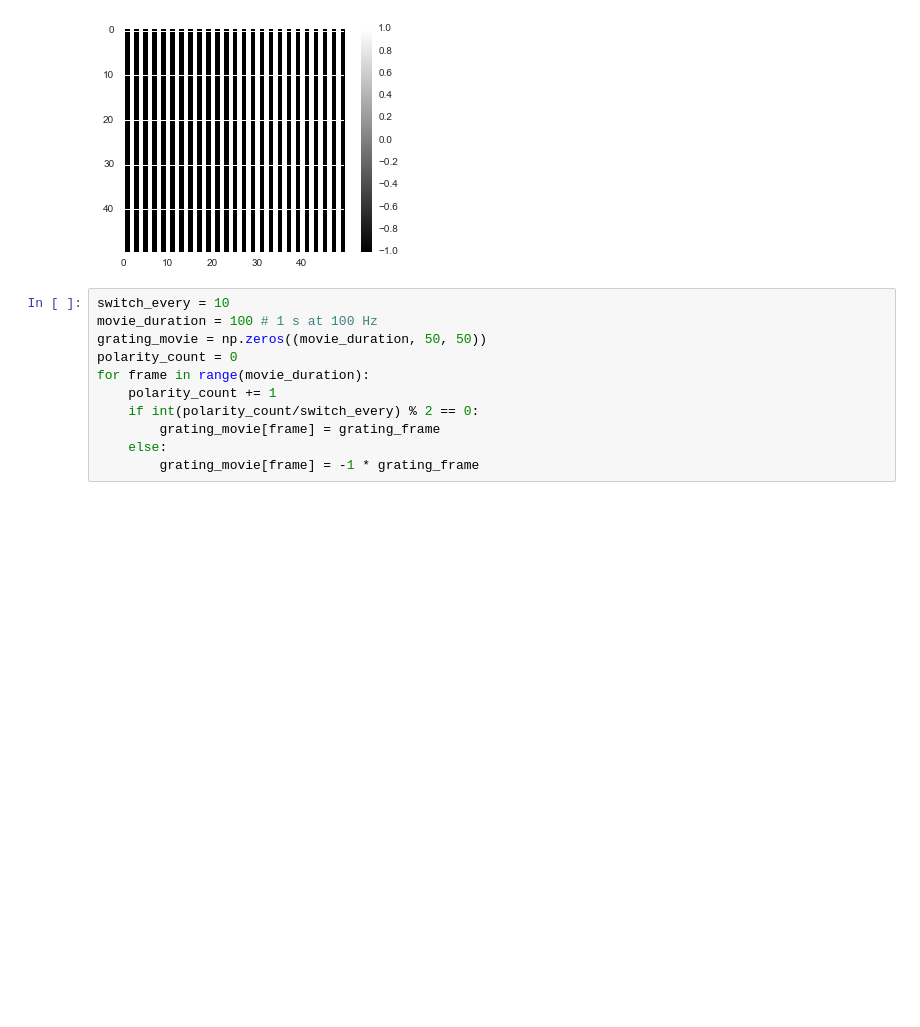
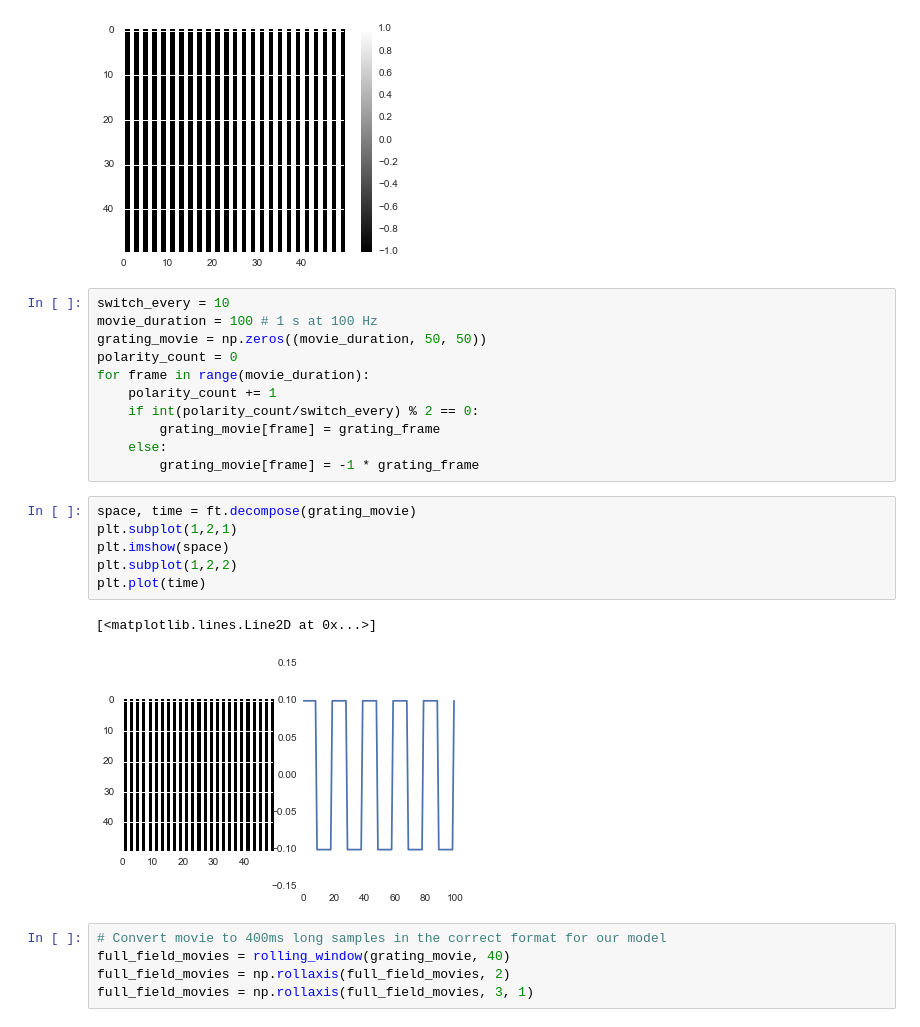
Before and after one commit to baccuslab/deep-retina, a Jupyter notebook: notebooks/Responses Probing Adaptation.ipynb, the cells around one changed output. Cells and saved outputs as stored; diff of their text form; blank space fills up the shorter version.

Commit message:
updating latest grating visualizations

```diff
--- a/notebooks/Responses Probing Adaptation.ipynb
+++ b/notebooks/Responses Probing Adaptation.ipynb
@@ -415,3 +415,17 @@ for frame in range(movie_duration):
         grating_movie[frame] = grating_frame
     else:
         grating_movie[frame] = -1 * grating_frame
+# %%
+space, time = ft.decompose(grating_movie)
+plt.subplot(1,2,1)
+plt.imshow(space)
+plt.subplot(1,2,2)
+plt.plot(time)
+# %% [output]
+[<matplotlib.lines.Line2D at 0x...>]
+[figure, added]
+# %%
+# Convert movie to 400ms long samples in the correct format for our model
+full_field_movies = rolling_window(grating_movie, 40)
+full_field_movies = np.rollaxis(full_field_movies, 2)
+full_field_movies = np.rollaxis(full_field_movies, 3, 1)
```
Also changed, not shown: parts of 5 cells of this notebook.
